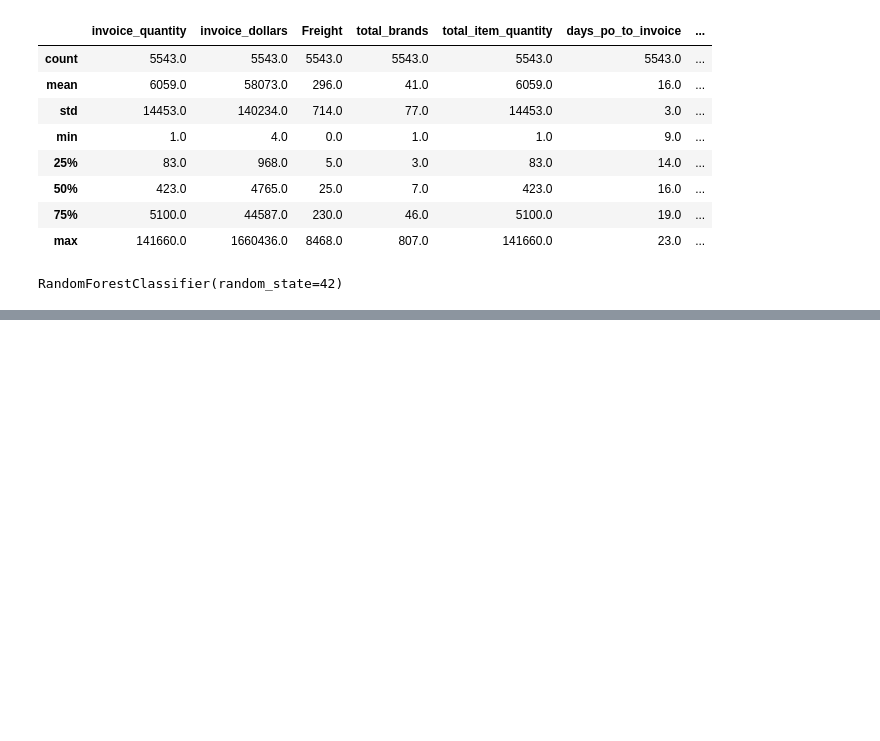
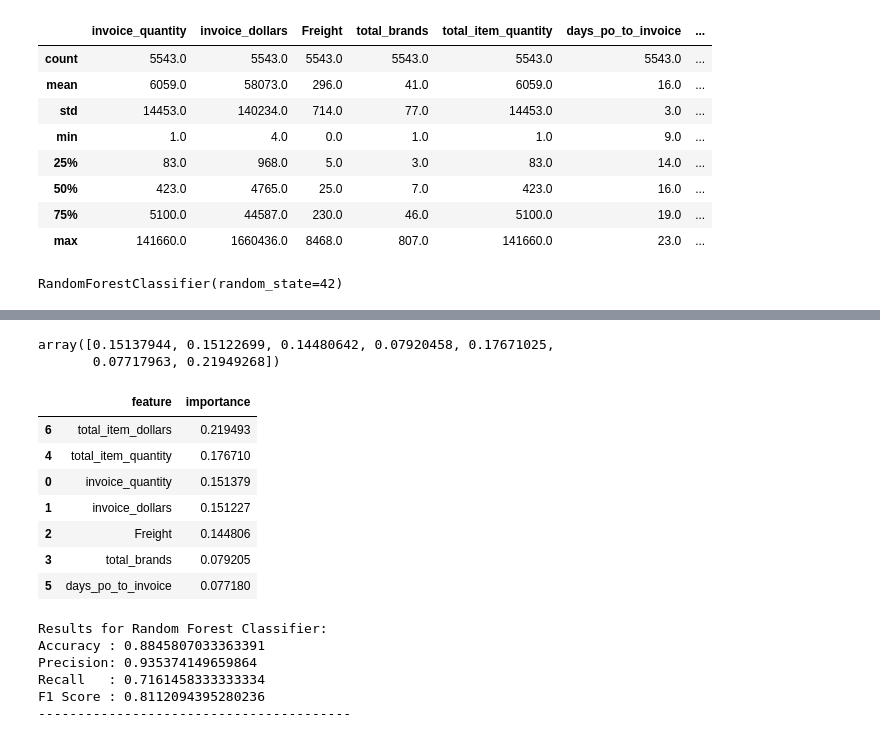
Before and after one commit to nimal-dineshm/Vendor-Invoice-Intelligence-System, a Jupyter notebook: notebooks/Invoice flagging.ipynb, the cells around one changed output, grey strips where cells are left out. Drawn from its saved outputs; the diff is of its cells as text; code cells hidden in the pictures; blank space fills up the shorter version.

Commit message:
Added code on the Invoice flag

```diff
--- a/notebooks/Invoice flagging.ipynb
+++ b/notebooks/Invoice flagging.ipynb
@@ -269,15 +269,5 @@ X.describe().round()
 | 50% | 423.0 | 4765.0 | 25.0 | 7.0 | 423.0 | 16.0 | ... |
 | 75% | 5100.0 | 44587.0 | 230.0 | 46.0 | 5100.0 | 19.0 | ... |
 | max | 141660.0 | 1660436.0 | 8468.0 | 807.0 | 141660.0 | 23.0 | ... |
-# %%
-# 1. Split your data
-from sklearn.model_selection import train_test_split
-
-X = df.drop('flag_invoice', axis=1)   # features
-y = df['flag_invoice']                # target
-
-X_train, X_test, y_train, y_test = train_test_split(
-    X, y, test_size=0.2, random_state=42
-)
 # %%
 from sklearn.preprocessing import StandardScaler, MinMaxScaler
@@ -328,0 +320,21 @@ for name, model in [("Logistic Regression", model1),
+# %%
+model3.feature_importances_
+# %% [output]
+array([0.15137944, 0.15122699, 0.14480642, 0.07920458, 0.17671025,
+       0.07717963, 0.21949268])
+# %%
+feature_importance=pd.DataFrame({
+    "feature" : X_train.columns,
+    "importance" : model3.feature_importances_
+}).sort_values(by="importance",ascending=False)
+
+feature_importance
+# %% [output]
+|  | feature | importance |
+| 6 | total_item_dollars | 0.219493 |
+| 4 | total_item_quantity | 0.176710 |
+| 0 | invoice_quantity | 0.151379 |
+| 1 | invoice_dollars | 0.151227 |
+| 2 | Freight | 0.144806 |
+| 3 | total_brands | 0.079205 |
+| 5 | days_po_to_invoice | 0.077180 |
@@ -328,0 +344,18 @@ for name, model in [("Logistic Regression", model1),
+# %%
+X_train, X_test, y_train, y_test = train_test_split(
+X, y, test_size=0.2, random_state=42
+)
+Scaler=MinMaxScaler()
+X_train_scaled = scaler.fit_transform(X_train)
+X_test_scaled=scaler.transform(X_test)
+model3 = RandomForestClassifier(random_state = 42)
+model3. fit (X_train_scaled, y_train)
+
+evaluate_model(model3,X_test_scaled,y_test,'Random Forest Classifier')
+# %% [output]
+Results for Random Forest Classifier:
+Accuracy : 0.8845807033363391
+Precision: 0.935374149659864
+Recall   : 0.7161458333333334
+F1 Score : 0.8112094395280236
+----------------------------------------
```
Also changed, not shown: parts of 6 cells of this notebook.
